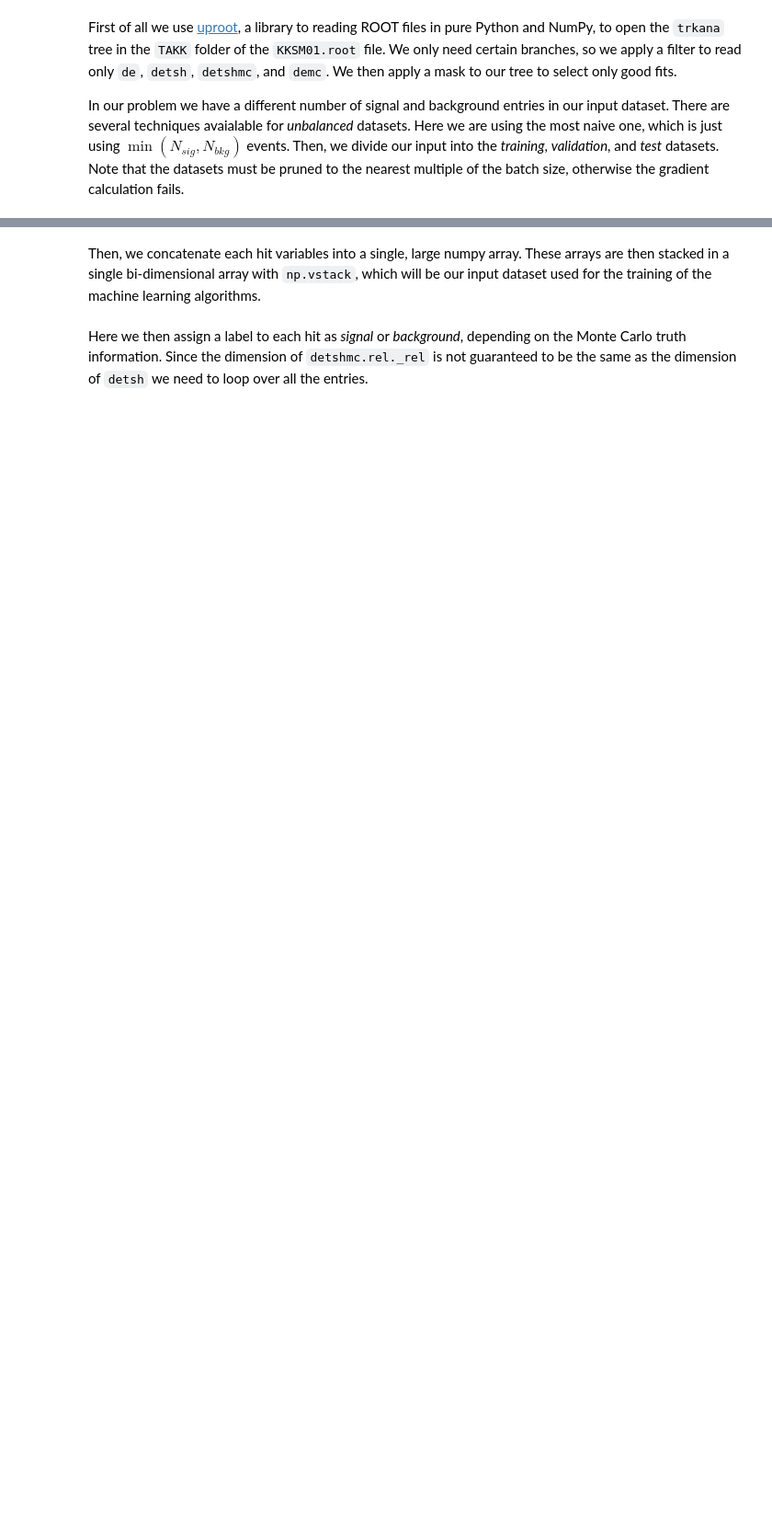
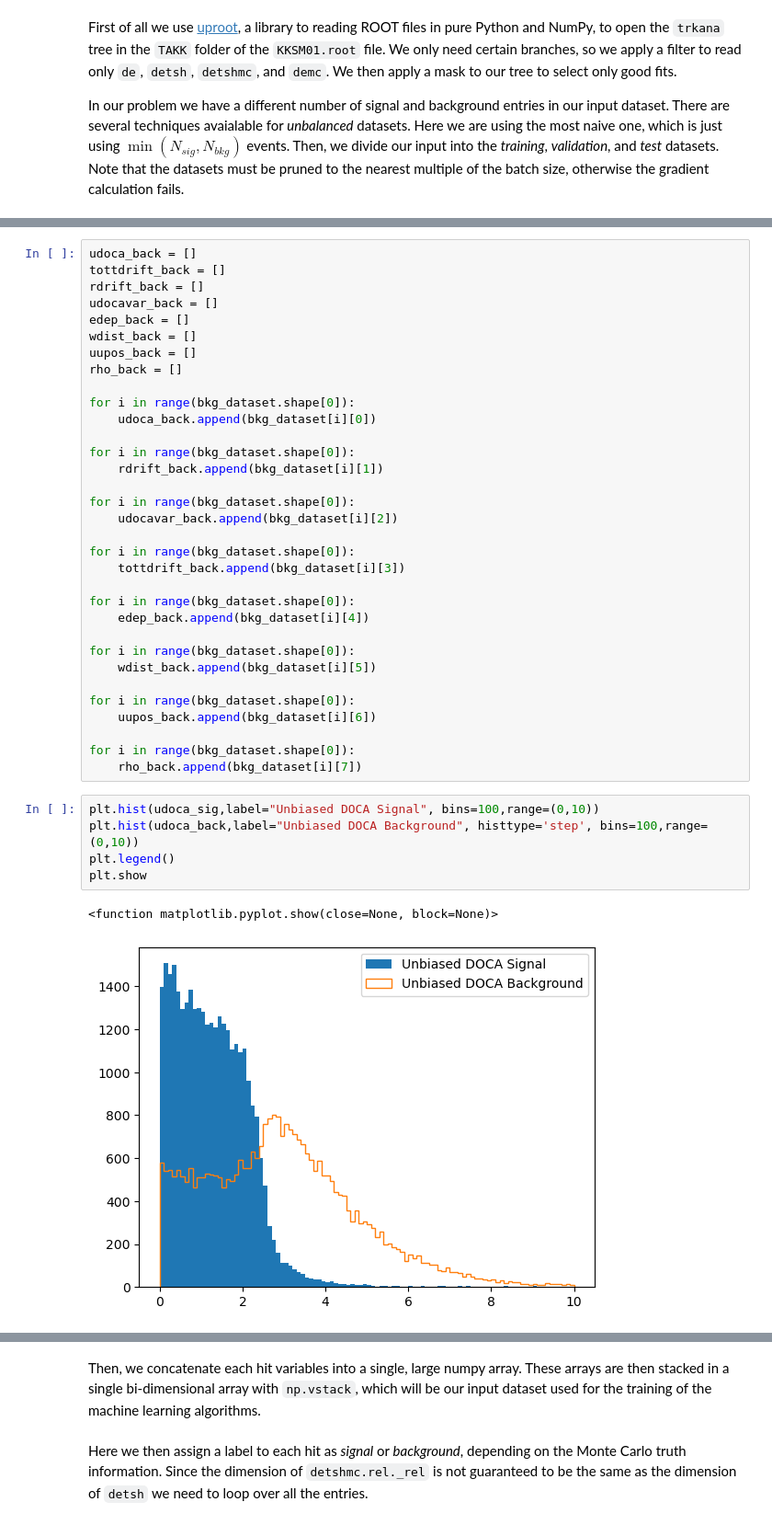
Before and after one commit to jnzhao3/KKTrain, a Jupyter notebook: TrainBkg.ipynb, the cells around one changed output, grey strips where cells are left out. Shown at 92% size. Drawn from its saved outputs; the diff is of its cells as text; blank space fills up the shorter version.

```diff
--- a/TrainBkg.ipynb
+++ b/TrainBkg.ipynb
@@ -91,0 +144,41 @@ Total dataset 4592327 hits
+# %%
+udoca_back = []
+tottdrift_back = []
+rdrift_back = []
+udocavar_back = []
+edep_back = []
+wdist_back = []
+uupos_back = []
+rho_back = []
+
+for i in range(bkg_dataset.shape[0]):
+    udoca_back.append(bkg_dataset[i][0])
+
+for i in range(bkg_dataset.shape[0]):
+    rdrift_back.append(bkg_dataset[i][1])
+
+for i in range(bkg_dataset.shape[0]):
+    udocavar_back.append(bkg_dataset[i][2])
+
+for i in range(bkg_dataset.shape[0]):
+    tottdrift_back.append(bkg_dataset[i][3])
+
+for i in range(bkg_dataset.shape[0]):
+    edep_back.append(bkg_dataset[i][4])
+
+for i in range(bkg_dataset.shape[0]):
+    wdist_back.append(bkg_dataset[i][5])
+
+for i in range(bkg_dataset.shape[0]):
+    uupos_back.append(bkg_dataset[i][6])
+
+for i in range(bkg_dataset.shape[0]):
+    rho_back.append(bkg_dataset[i][7])
+# %%
+plt.hist(udoca_sig,label="Unbiased DOCA Signal", bins=100,range=(0,10))
+plt.hist(udoca_back,label="Unbiased DOCA Background", histtype='step', bins=100,range=(0,10))
+plt.legend()
+plt.show
+# %% [output]
+<function matplotlib.pyplot.show(close=None, block=None)>
+[figure, added]
```
Also changed, not shown: parts of 17 cells of this notebook, 11 other files.
